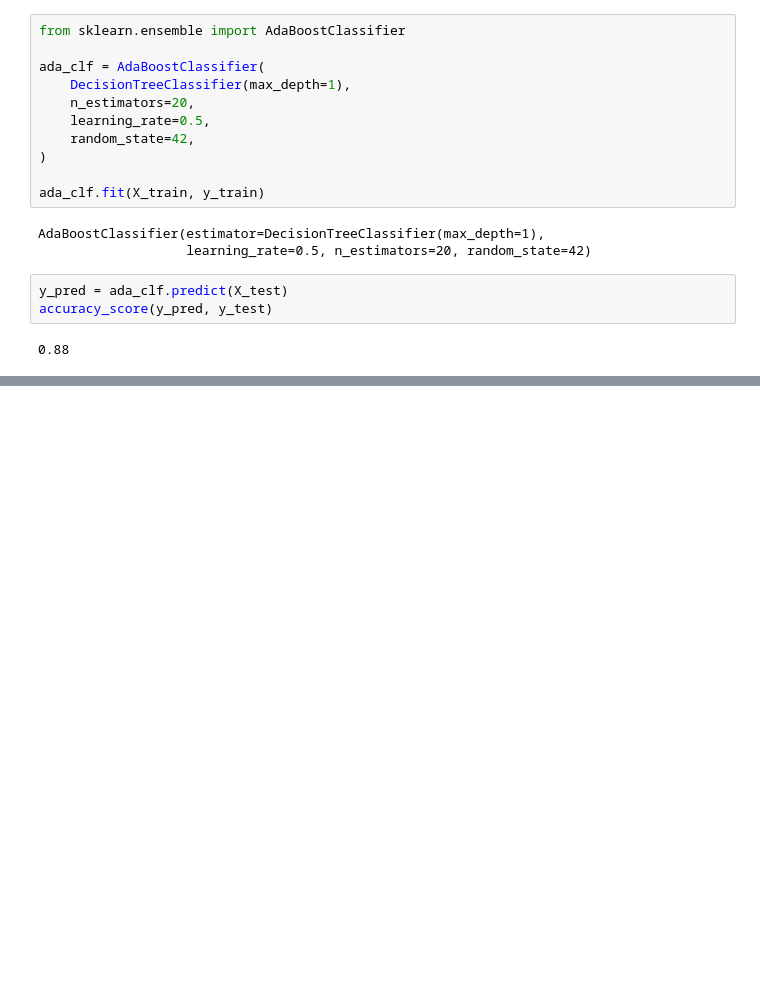
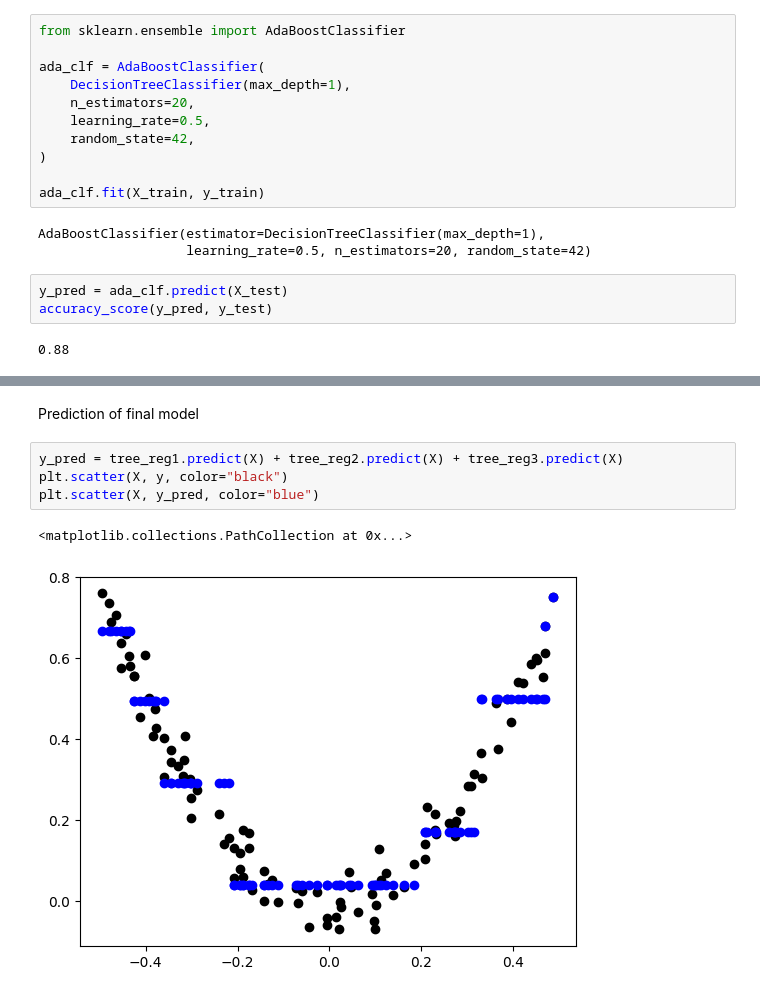
Before and after one commit to adarsha-7/machine-learning, a Jupyter notebook: chapter_7/chapter_code/main.ipynb, the cells around one changed output, grey strips where cells are left out. Drawn from its saved outputs; the diff is of its cells as text; blank space fills up the shorter version.

```diff
--- a/chapter_7/chapter_code/main.ipynb
+++ b/chapter_7/chapter_code/main.ipynb
@@ -211,0 +269,9 @@ accuracy_score(y_pred, y_test)
+# %% [markdown]
+Prediction of final model
+# %%
+y_pred = tree_reg1.predict(X) + tree_reg2.predict(X) + tree_reg3.predict(X)
+plt.scatter(X, y, color="black")
+plt.scatter(X, y_pred, color="blue")
+# %% [output]
+<matplotlib.collections.PathCollection at 0x...>
+[figure, added]
```
Also changed, not shown: parts of 11 cells of this notebook.
